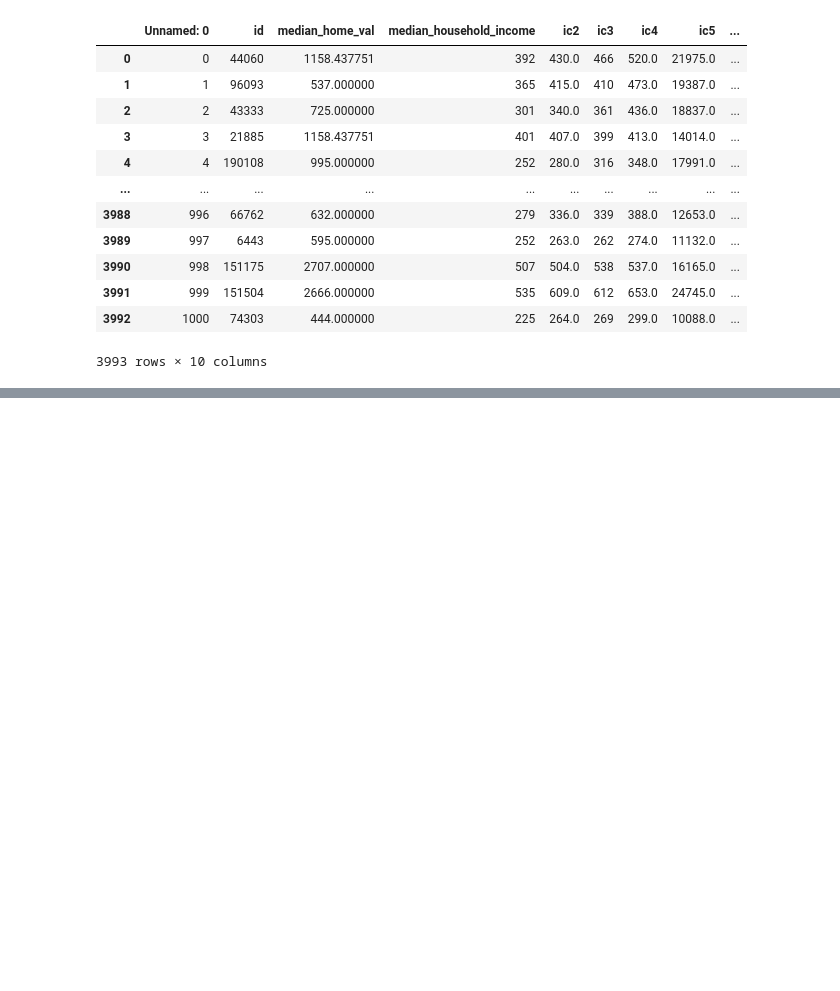
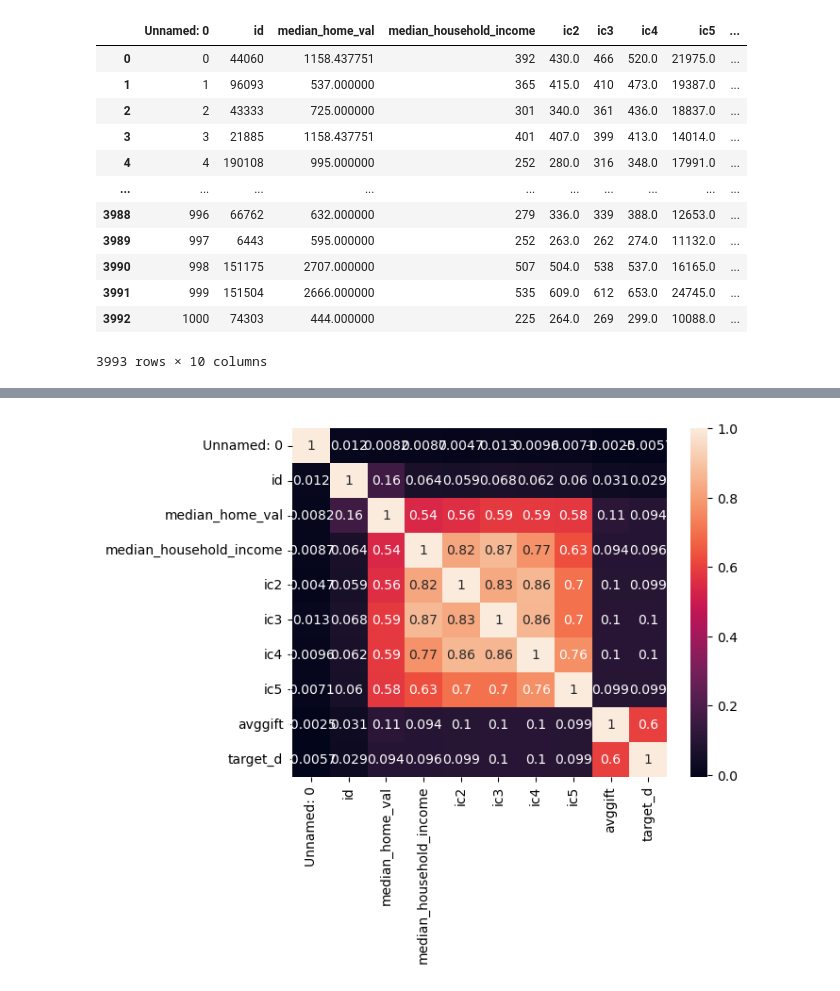
Before and after one commit to Blitu82/data_1.05_activities, a Jupyter notebook: files_for_activities/csv_files/data_1.05_activities_Pablo.ipynb, the cells around one changed output, grey strips where cells are left out. Drawn from its saved outputs; the diff is of its cells as text; code cells hidden in the pictures; blank space fills up the shorter version.

```diff
--- a/files_for_activities/csv_files/data_1.05_activities_Pablo.ipynb
+++ b/files_for_activities/csv_files/data_1.05_activities_Pablo.ipynb
@@ -128,0 +162,6 @@ dtype: float64
+# %%
+#4. Plot Spearman Correlation Heatmap.
+sns.heatmap(df_2.corr(method='kendall'), annot=True)
+plt.show()
+# %% [output]
+[figure, added]
```
Also changed, not shown: parts of 12 cells of this notebook.
